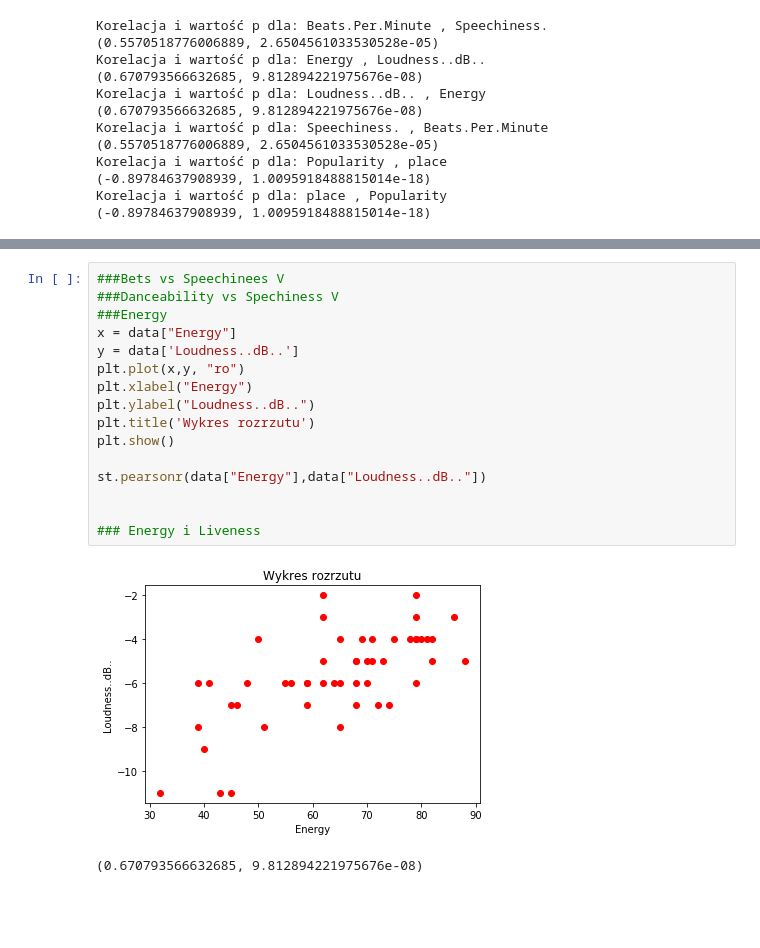
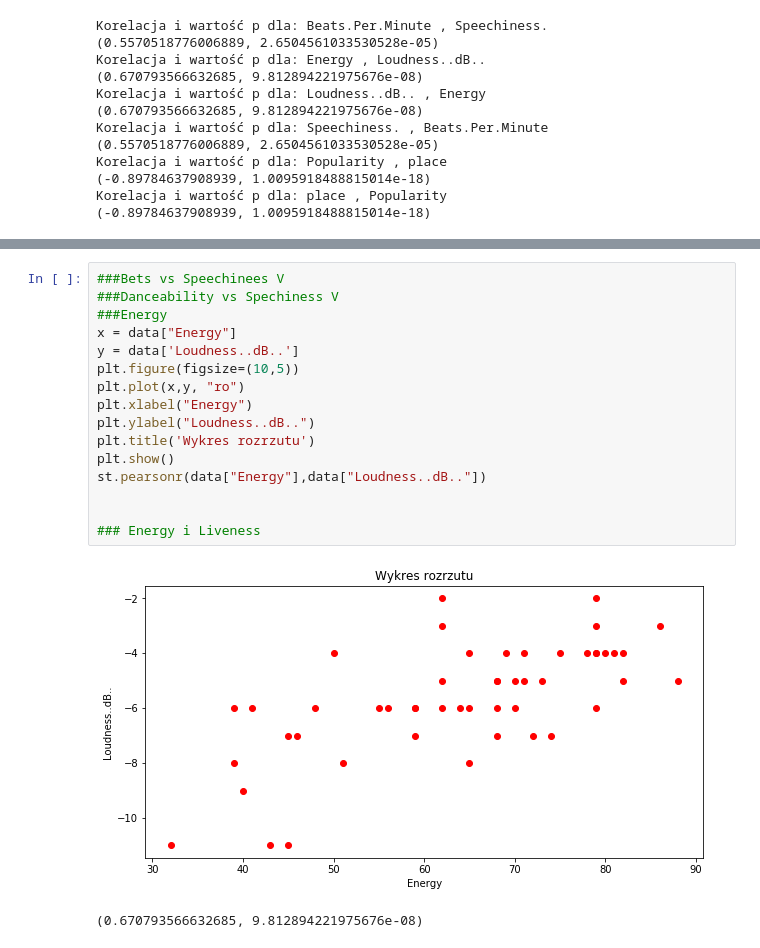
Before and after one commit to sageroe/Data_analysis, a Jupyter notebook: Raport.ipynb, the cells around one changed output, grey strips where cells are left out. Saved outputs shown, nothing was run; the diff lists cells and outputs as text; blank space fills up the shorter version.

```diff
--- a/Raport.ipynb
+++ b/Raport.ipynb
@@ -327,19 +330,19 @@ st.pearsonr(data["Danceability"],data["Speechiness."])
 # %%
 ###Bets vs Speechinees V
 ###Danceability vs Spechiness V
 ###Energy
 x = data["Energy"]
 y = data['Loudness..dB..']
+plt.figure(figsize=(10,5))
 plt.plot(x,y, "ro")
 plt.xlabel("Energy")
 plt.ylabel("Loudness..dB..")
 plt.title('Wykres rozrzutu')
 plt.show()
-
 st.pearsonr(data["Energy"],data["Loudness..dB.."])
 
 
 ### Energy i Liveness
 # %% [output]
-[figure, old version]
+[figure, new version]
 (0.670793566632685, 9.812894221975676e-08)
```
Also changed, not shown: parts of 7 cells of this notebook.
